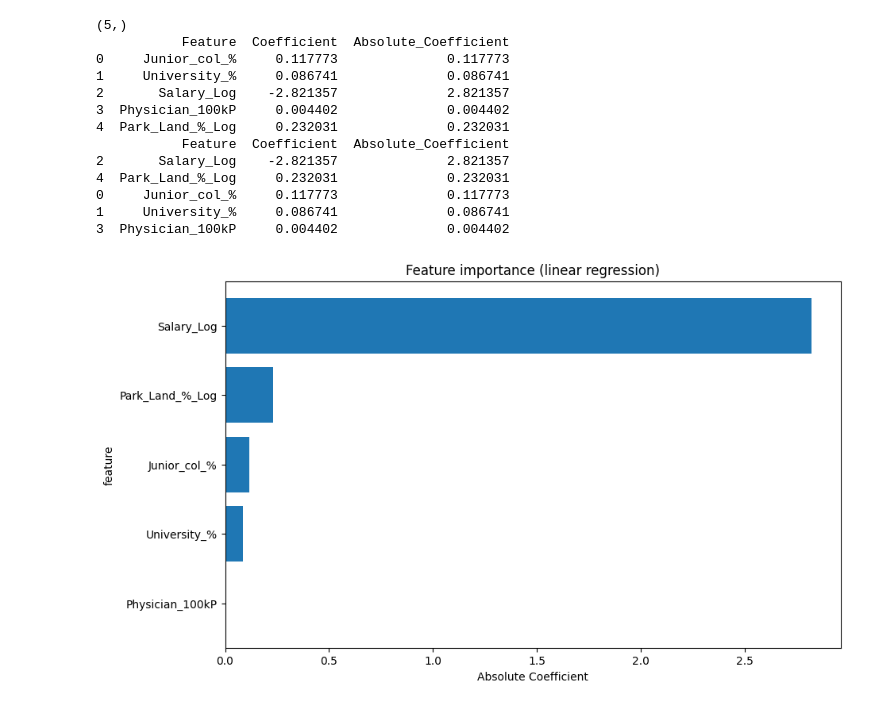
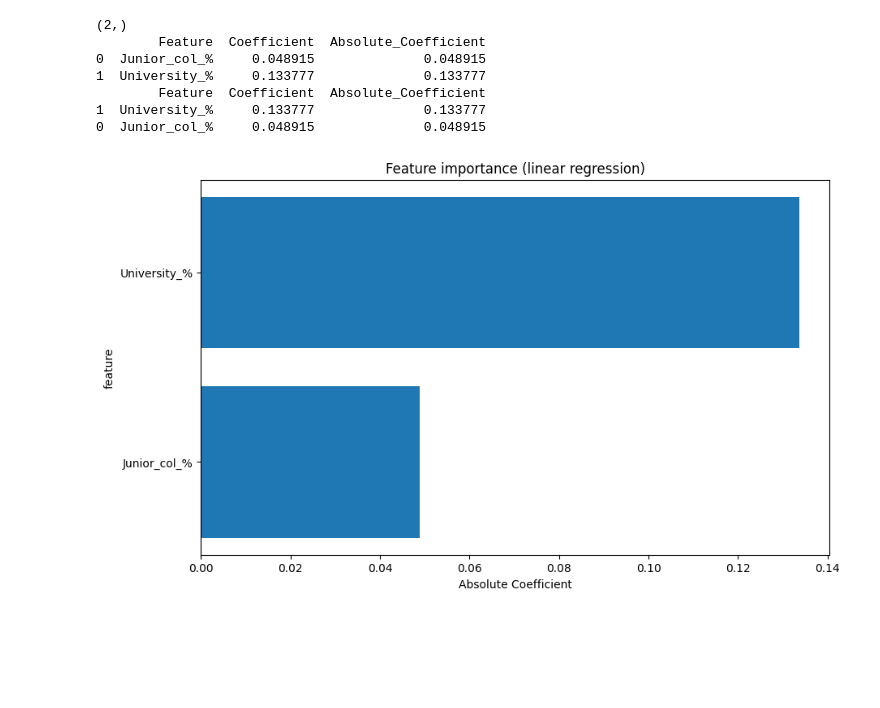
Before and after one commit to khalil-hub/Life-expectancy-analysis-Japan, a Jupyter notebook: notebooks/feature_importance.ipynb, the cells around one changed output. Cells and saved outputs as stored; diff of their text form; code cells hidden in the pictures; blank space fills up the shorter version.

```diff
--- a/notebooks/feature_importance.ipynb
+++ b/notebooks/feature_importance.ipynb
@@ -5,49 +5,44 @@ import matplotlib.pyplot as plt
 import joblib
 #Plot feature importance
 #Load the trained model
-model=joblib.load("../models/model_v2.pkl")
+rfe=joblib.load("../models/model_v_best.pkl")
+model=rfe.estimator_
 #retrieve coefficients
 coefficients=model.coef_
 features=[
-    'Junior_col_%', 'University_%', 'Salary_Log', 'Physician_100kP', 'Park_Land_%_Log'
+    'Junior_col_%', 'University_%'
 ]
 #coefficient needs to be 1D
 coefficients=coefficients.flatten()
 print(coefficients.shape)
 
 #Combine in a dataframe for better readability
 importance_df=pd.DataFrame({
     "Feature": features,
     "Coefficient": coefficients
 })
 importance_df["Absolute_Coefficient"]=importance_df["Coefficient"].abs()
 print(importance_df)
 #Sorting coefficients by order of magnitude for Dataframes
 importance_df=importance_df.sort_values(by="Absolute_Coefficient", ascending=False)
 print(importance_df)
 #visualize feature importance using bar plot
 plt.figure(figsize=(10,6))
 plt.barh(importance_df["Feature"], importance_df["Absolute_Coefficient"])
 plt.xlabel("Absolute Coefficient")
 plt.ylabel("feature")
 plt.title("Feature importance (linear regression)")
 plt.gca().invert_yaxis()
 plt.show()
 # %% [output]
-(5,)
-           Feature  Coefficient  Absolute_Coefficient
-0     Junior_col_%     0.117773              0.117773
-1     University_%     0.086741              0.086741
-2       Salary_Log    -2.821357              2.821357
-3  Physician_100kP     0.004402              0.004402
-4  Park_Land_%_Log     0.232031              0.232031
-           Feature  Coefficient  Absolute_Coefficient
-2       Salary_Log    -2.821357              2.821357
-4  Park_Land_%_Log     0.232031              0.232031
-0     Junior_col_%     0.117773              0.117773
-1     University_%     0.086741              0.086741
-3  Physician_100kP     0.004402              0.004402
+(2,)
+        Feature  Coefficient  Absolute_Coefficient
+0  Junior_col_%     0.048915              0.048915
+1  University_%     0.133777              0.133777
+        Feature  Coefficient  Absolute_Coefficient
+1  University_%     0.133777              0.133777
+0  Junior_col_%     0.048915              0.048915
-[figure, old version]
+[figure, new version]
 # %%
 #SHAP
 import shap
```
Also changed, not shown: parts of 4 cells of this notebook, 50 other files.
